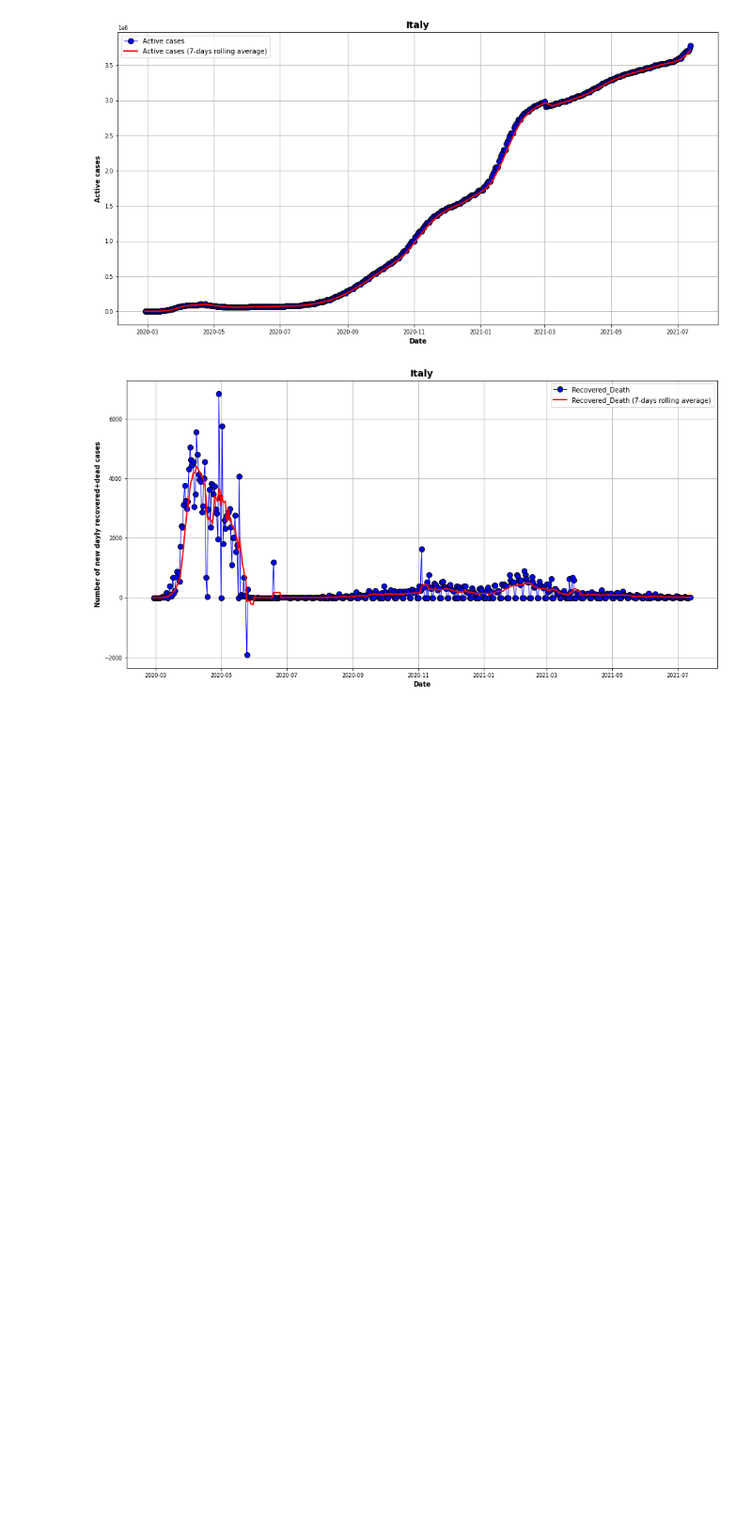
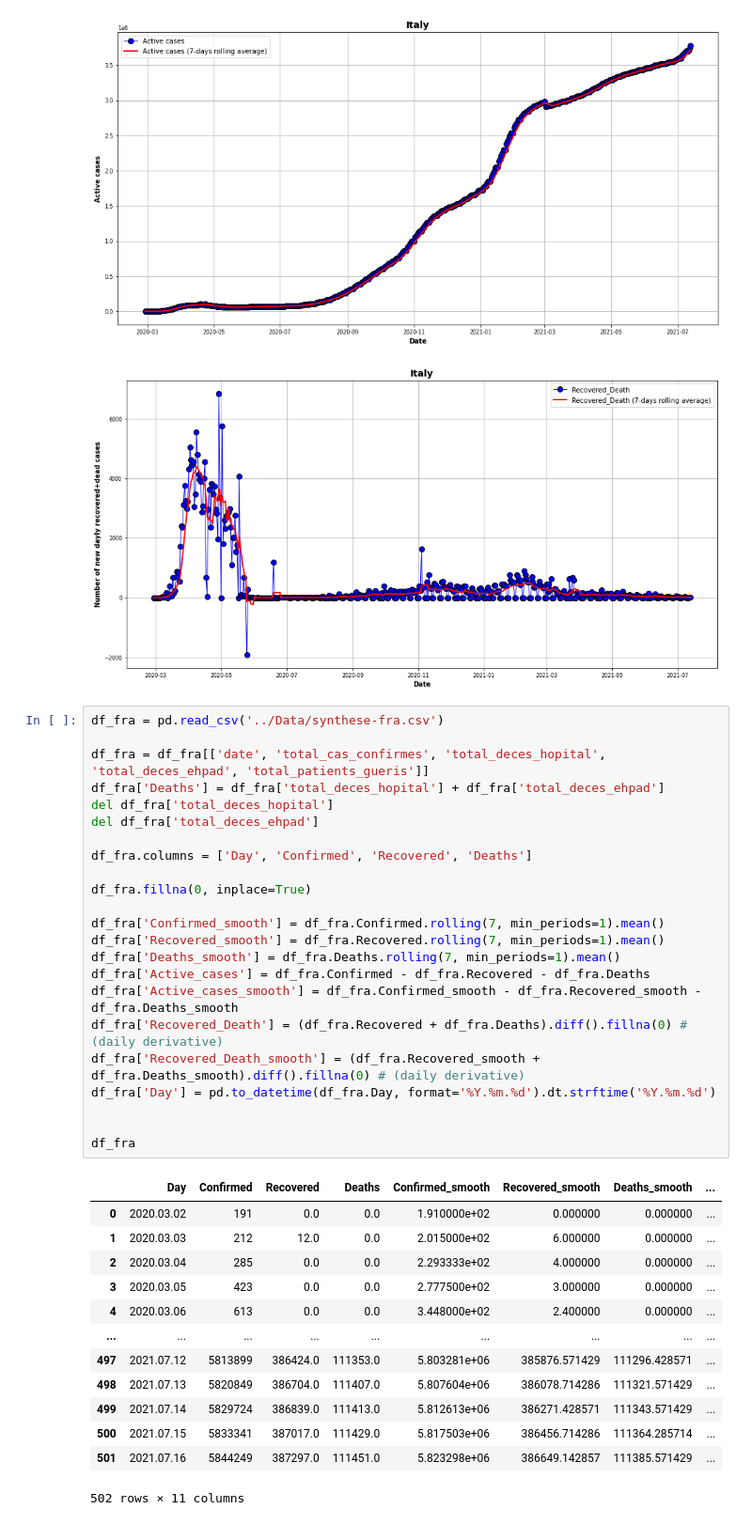
Before and after one commit to Nuelam9/Bayesian-inference-on-SCIR-epidemic-model, a Jupyter notebook: Advanced-statistics/notebook/data_preprocessing.ipynb, the cells around one changed output. Shown at 94% size. Saved outputs shown, nothing was run; the diff lists cells and outputs as text; blank space fills up the shorter version.

```diff
--- a/Advanced-statistics/notebook/data_preprocessing.ipynb
+++ b/Advanced-statistics/notebook/data_preprocessing.ipynb
@@ -313,3 +271,40 @@ plt.show()
 # %% [output]
 [figure]
 [figure]
+# %%
+df_fra = pd.read_csv('../Data/synthese-fra.csv')
+
+df_fra = df_fra[['date', 'total_cas_confirmes', 'total_deces_hopital', 'total_deces_ehpad', 'total_patients_gueris']]
+df_fra['Deaths'] = df_fra['total_deces_hopital'] + df_fra['total_deces_ehpad']
+del df_fra['total_deces_hopital']
+del df_fra['total_deces_ehpad']
+
+df_fra.columns = ['Day', 'Confirmed', 'Recovered', 'Deaths']
+
+df_fra.fillna(0, inplace=True)
+
+df_fra['Confirmed_smooth'] = df_fra.Confirmed.rolling(7, min_periods=1).mean()
+df_fra['Recovered_smooth'] = df_fra.Recovered.rolling(7, min_periods=1).mean()
+df_fra['Deaths_smooth'] = df_fra.Deaths.rolling(7, min_periods=1).mean()
+df_fra['Active_cases'] = df_fra.Confirmed - df_fra.Recovered - df_fra.Deaths
+df_fra['Active_cases_smooth'] = df_fra.Confirmed_smooth - df_fra.Recovered_smooth - df_fra.Deaths_smooth
+df_fra['Recovered_Death'] = (df_fra.Recovered + df_fra.Deaths).diff().fillna(0) # (daily derivative)
+df_fra['Recovered_Death_smooth'] = (df_fra.Recovered_smooth + df_fra.Deaths_smooth).diff().fillna(0) # (daily derivative)
+df_fra['Day'] = pd.to_datetime(df_fra.Day, format='%Y.%m.%d').dt.strftime('%Y.%m.%d')
+
+
+df_fra
+# %% [output]
+|  | Day | Confirmed | Recovered | Deaths | Confirmed_smooth | Recovered_smooth | Deaths_smooth | ... |
+| 0 | 2020.03.02 | 191 | 0.0 | 0.0 | 1.910000e+02 | 0.000000 | 0.000000 | ... |
+| 1 | 2020.03.03 | 212 | 12.0 | 0.0 | 2.015000e+02 | 6.000000 | 0.000000 | ... |
+| 2 | 2020.03.04 | 285 | 0.0 | 0.0 | 2.293333e+02 | 4.000000 | 0.000000 | ... |
+| 3 | 2020.03.05 | 423 | 0.0 | 0.0 | 2.777500e+02 | 3.000000 | 0.000000 | ... |
+| 4 | 2020.03.06 | 613 | 0.0 | 0.0 | 3.448000e+02 | 2.400000 | 0.000000 | ... |
+| ... | ... | ... | ... | ... | ... | ... | ... | ... |
+| 497 | 2021.07.12 | 5813899 | 386424.0 | 111353.0 | 5.803281e+06 | 385876.571429 | 111296.428571 | ... |
+| 498 | 2021.07.13 | 5820849 | 386704.0 | 111407.0 | 5.807604e+06 | 386078.714286 | 111321.571429 | ... |
+| 499 | 2021.07.14 | 5829724 | 386839.0 | 111413.0 | 5.812613e+06 | 386271.428571 | 111343.571429 | ... |
+| 500 | 2021.07.15 | 5833341 | 387017.0 | 111429.0 | 5.817503e+06 | 386456.714286 | 111364.285714 | ... |
+| 501 | 2021.07.16 | 5844249 | 387297.0 | 111451.0 | 5.823298e+06 | 386649.142857 | 111385.571429 | ... |
+502 rows × 11 columns
```
Also changed, not shown: parts of 10 cells of this notebook, 6 other files.
